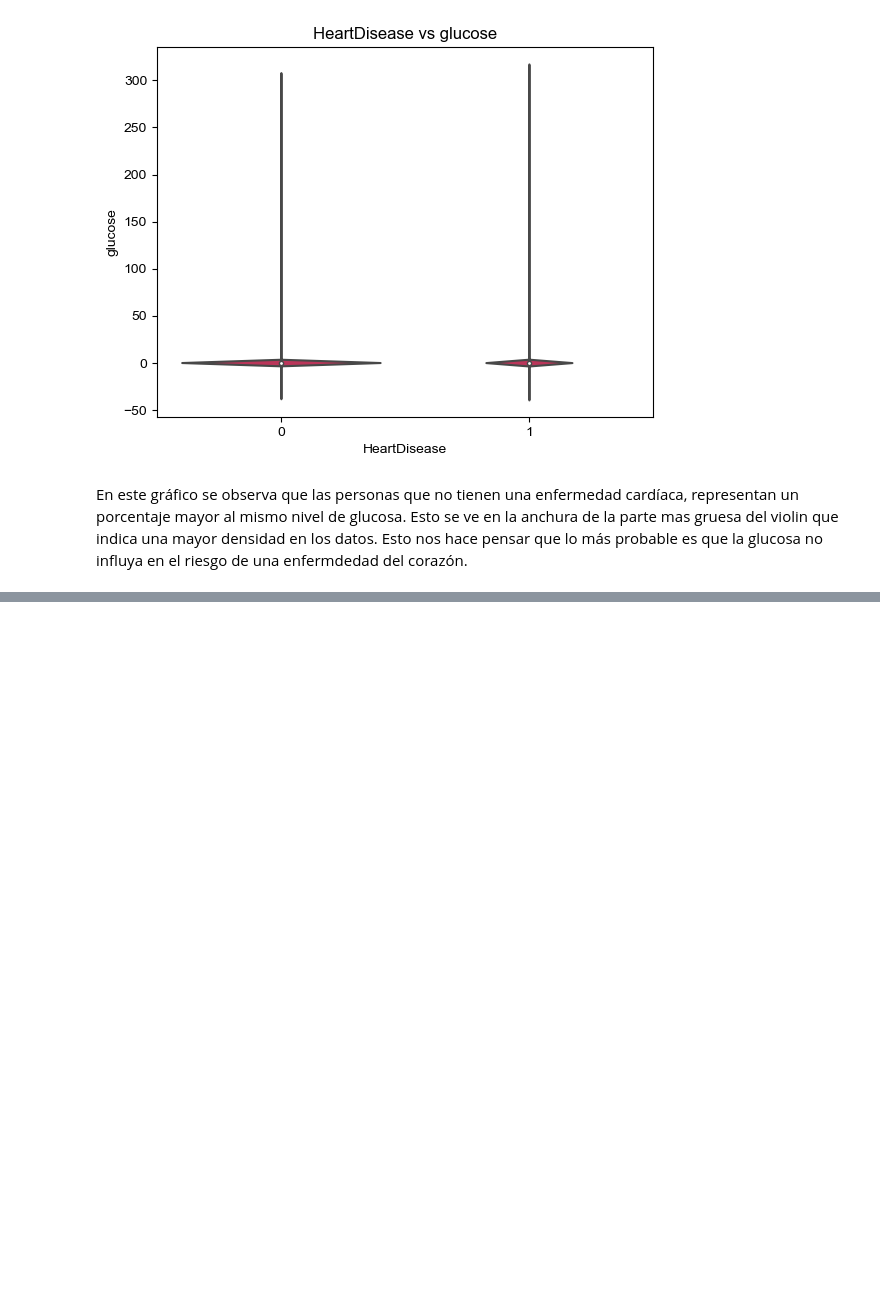
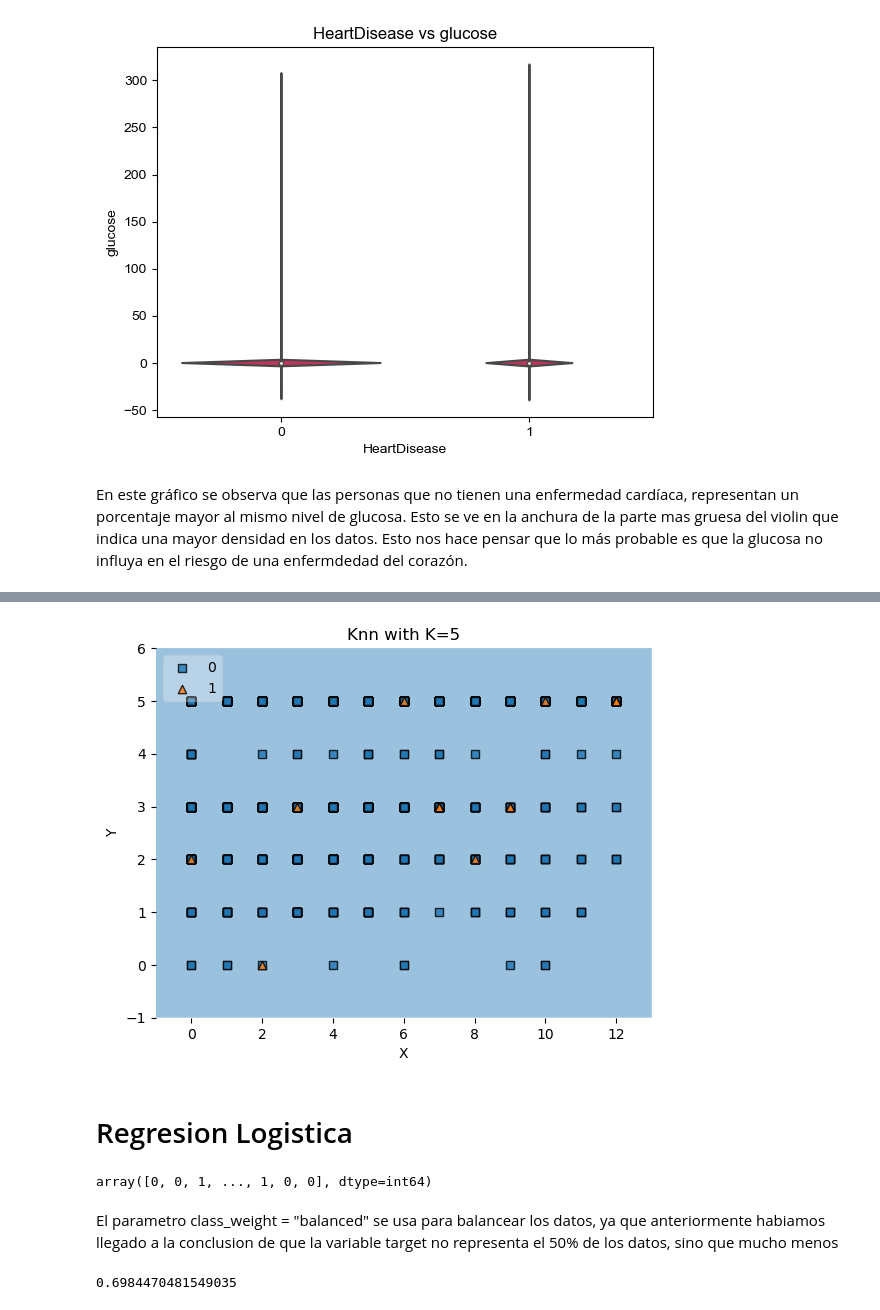
Before and after one commit to valemicolgarcia/Heart-Disease-Prediction, a Jupyter notebook: Preentrega+GarciaValeriaMicol.ipynb, the cells around one changed output, grey strips where cells are left out. Cells and saved outputs as stored; diff of their text form; code cells hidden in the pictures; blank space fills up the shorter version.

Commit message:
aplicacion de pca y modelos

```diff
--- a/Preentrega+GarciaValeriaMicol.ipynb
+++ b/Preentrega+GarciaValeriaMicol.ipynb
@@ -1023,0 +1162,42 @@ En este gráfico se observa que las personas que no tienen una enfermedad cardí
+# %%
+#defino el clasificador
+clf = neighbors.KNeighborsClassifier(n_neighbors=5) #algoritmo
+
+#convierto a arrays de numpy
+X_array = X_df.to_numpy()
+Y_array = Y_df.to_numpy().ravel()
+
+clf.fit(X_array,Y_array) #entrenamiento
+
+#defino valores de relleno
+filler_values = {i: 0 for i in range(2, X_array.shape[1])}
+filler_ranges = {i: 1 for i in range(2, X_array.shape[1])}
+
+
+plot_decision_regions(X_array, Y_array, clf=clf, legend=2, filler_feature_values=filler_values, filler_feature_ranges=filler_ranges)
+
+#plot_decision_regions(X_array, Y_array, clf=clf, legend=2)
+plt.xlabel('X')
+plt.ylabel('Y')
+plt.title('Knn with K='+ str(5))
+plt.show()
+# %% [output]
+[figure, added]
+# %% [markdown]
+# Regresion Logistica
+# %%
+model = LogisticRegression(C=1.0,penalty='l2',random_state=1,solver="newton-cg",class_weight="balanced")
+
+#model = LogisticRegression (max_iter=10000,n_jobs = -1) --> no se balancea asi
+model.fit(X_train, y_train)
+
+predicciones = model.predict(X_test)
+predicciones
+# %% [output]
+array([0, 0, 1, ..., 1, 0, 0], dtype=int64)
+# %% [markdown]
+El parametro class_weight = "balanced" se usa para balancear los datos, ya que anteriormente habiamos llegado a la conclusion de que la variable target no representa el 50% de los datos, sino que mucho menos
+# %%
+print(accuracy_score(y_test, predicciones))
+# %% [output]
+0.6984470481549035
```
Also changed, not shown: parts of 36 cells of this notebook.
